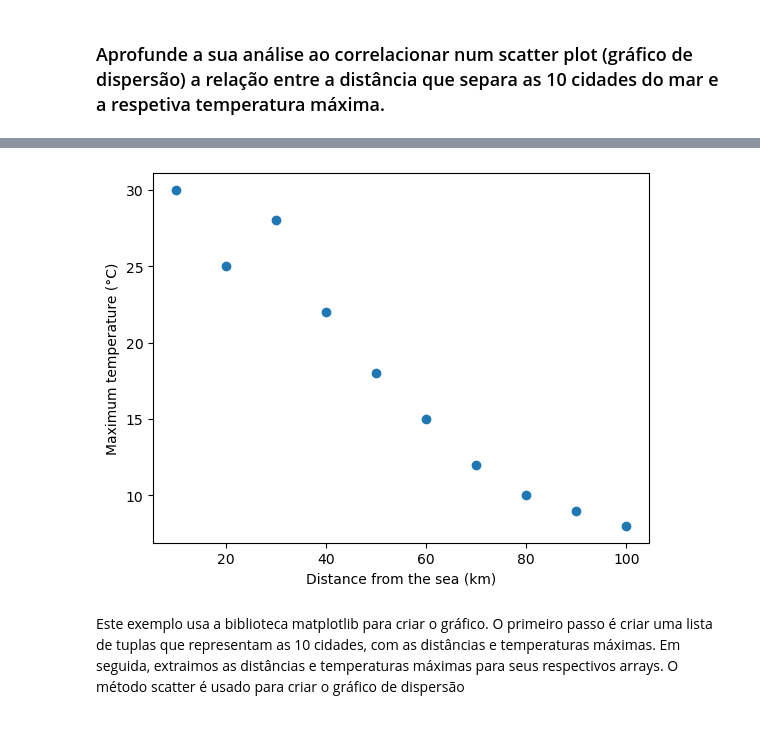
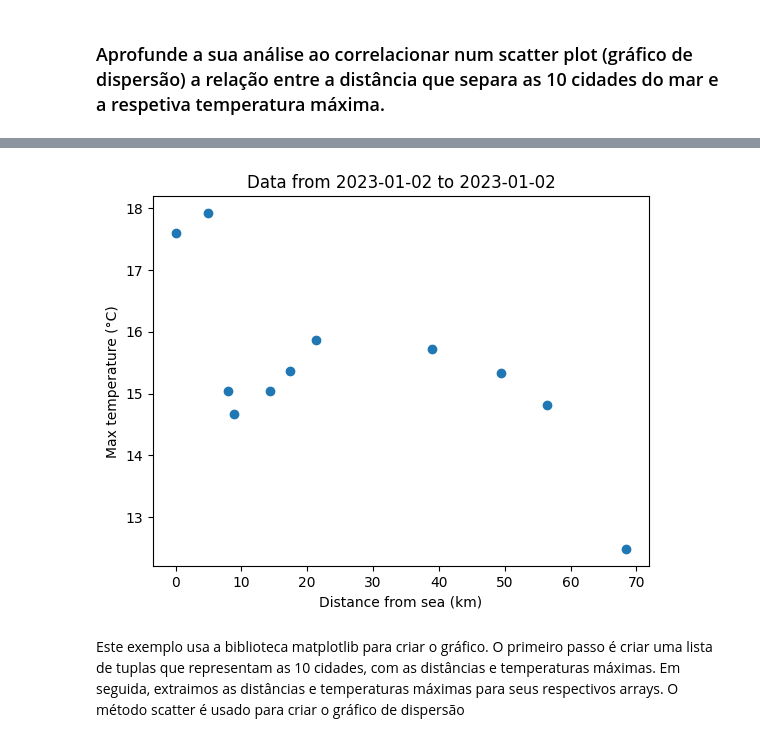
Before and after one commit to PaivaX/Big_data_IPT, a Jupyter notebook: project1.ipynb, the cells around one changed output, grey strips where cells are left out. Saved outputs shown, nothing was run; the diff lists cells and outputs as text; code cells hidden in the pictures.

```diff
--- a/project1.ipynb
+++ b/project1.ipynb
@@ -363,5 +410,17 @@ plt.show()
 # %% [markdown]
 ### Aprofunde a sua análise ao correlacionar num scatter plot (gráfico de dispersão) a relação entre a distância que separa as 10 cidades do mar e a respetiva temperatura máxima.
 # %%
-cities_df
+max_min_temp_df = cities_df.copy()
+
+start_date = '2023-01-02'
+end_date = '2023-01-02'
+
+for i, city in enumerate(max_min_temp_df.city):
+    city_df = df[(df['city'] == city) & (df['Date'] >= start_date) & (df['Date'] <= end_date)]
+    city_max = city_df['temp_celcius'].max()
+    city_min = city_df['temp_celcius'].min()
+    max_min_temp_df.at[i, 'max_temp'] = city_max
+    max_min_temp_df.at[i, 'min_temp'] = city_min
+
+max_min_temp_df
 # %% [output]
@@ -380,35 +439,16 @@ cities_df
 # %%
-
-
-#x = df[var_x]
-#y = df[var_y]
-
-cities = [("City 1", 10, 30),
-          ("City 2", 20, 25),
-          ("City 3", 30, 28),
-          ("City 4", 40, 22),
-          ("City 5", 50, 18),
-          ("City 6", 60, 15),
-          ("City 7", 70, 12),
-          ("City 8", 80, 10),
-          ("City 9", 90, 9),
-          ("City 10", 100, 8)]
-
-# Extraia as distâncias e temperaturas máximas para seus respectivos arrays
-distances = [city[1] for city in cities]
-max_temps = [city[2] for city in cities]
-
 # Crie o gráfico de dispersão
-plt.scatter(distances, max_temps)
+plt.scatter(max_min_temp_df.dist_from_sea_km, max_min_temp_df.max_temp)
 
 # Adicione títulos aos eixos
-plt.xlabel("Distance from the sea (km)")
-plt.ylabel("Maximum temperature (°C)")
+plt.title(f'Data from {start_date} to {end_date}')
+plt.xlabel(f'Distance from sea (km)')
+plt.ylabel(f'Max temperature (°C)')
 
 # Mostre o gráfico
 plt.show()
 # %% [output]
-[figure, old version]
+[figure, new version]
 # %% [markdown]
 Este exemplo usa a biblioteca matplotlib para criar o gráfico.
 O primeiro passo é criar uma lista de tuplas que representam as 10 cidades, com as distâncias e temperaturas máximas.
```
Also changed, not shown: parts of 11 cells of this notebook.
